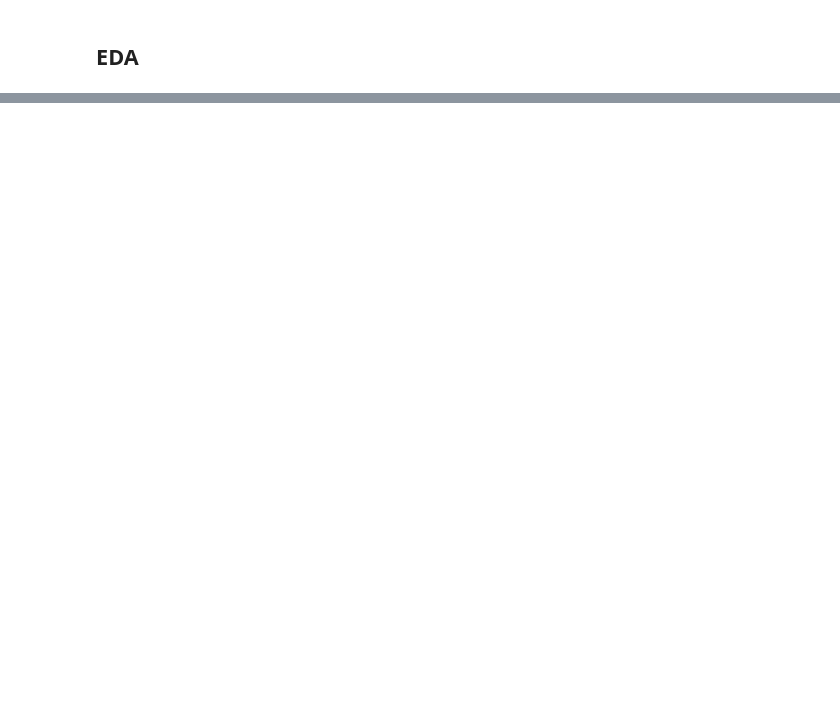
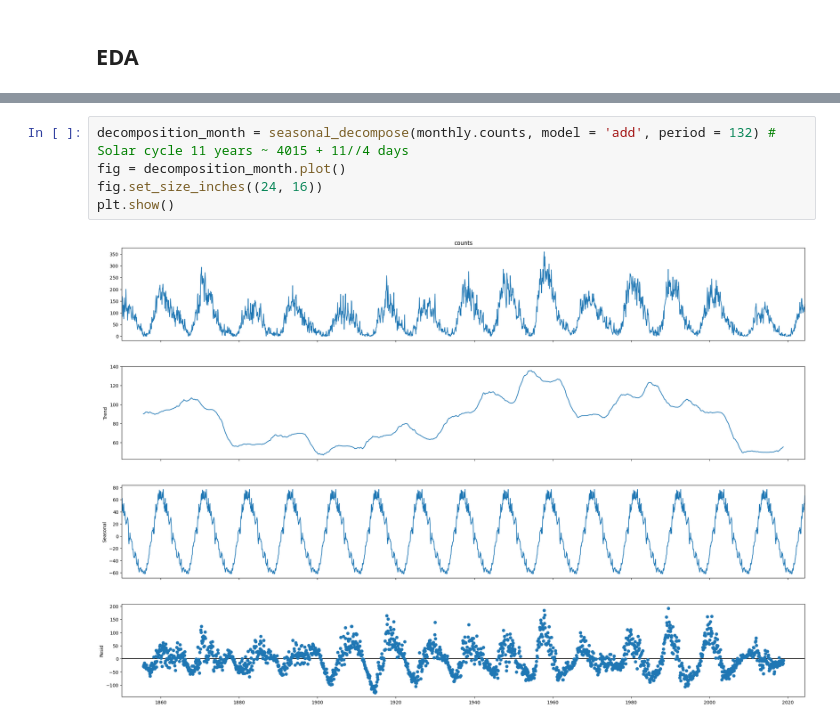
Before and after one commit to dharmateja-masetty/ConvolutionalTimeTravellers, a Jupyter notebook: notebooks/ForCNN/EDA_ForCNN.ipynb, the cells around one changed output, grey strips where cells are left out. Drawn from its saved outputs; the diff is of its cells as text; blank space fills up the shorter version.

```diff
--- a/notebooks/ForCNN/EDA_ForCNN.ipynb
+++ b/notebooks/ForCNN/EDA_ForCNN.ipynb
@@ -105,0 +131,7 @@ sns.despine()
+# %%
+decomposition_month = seasonal_decompose(monthly.counts, model = 'add', period = 132) # Solar cycle 11 years ~ 4015 + 11//4 days
+fig = decomposition_month.plot()
+fig.set_size_inches((24, 16))
+plt.show()
+# %% [output]
+[figure, added]
```
Also changed, not shown: parts of 12 cells of this notebook, 4 other files.
